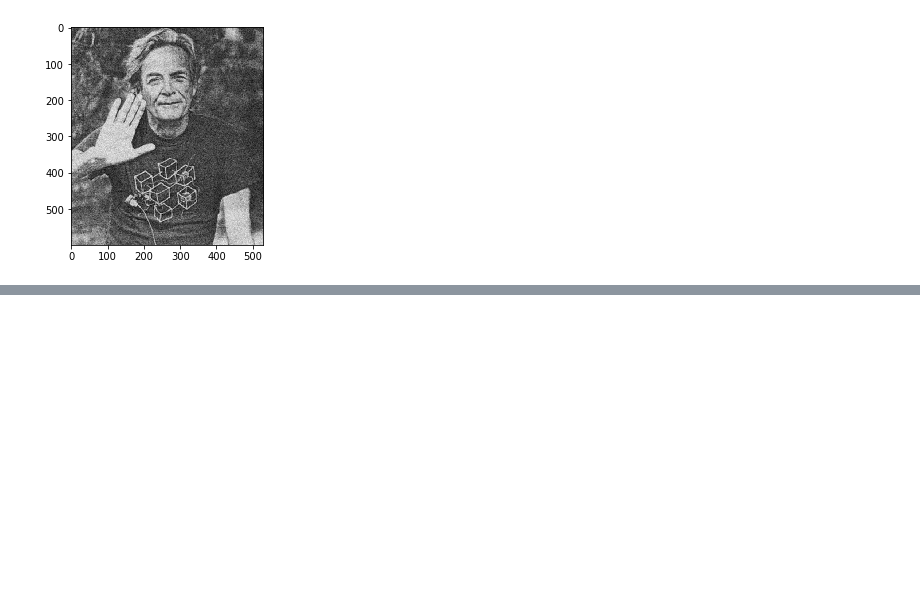
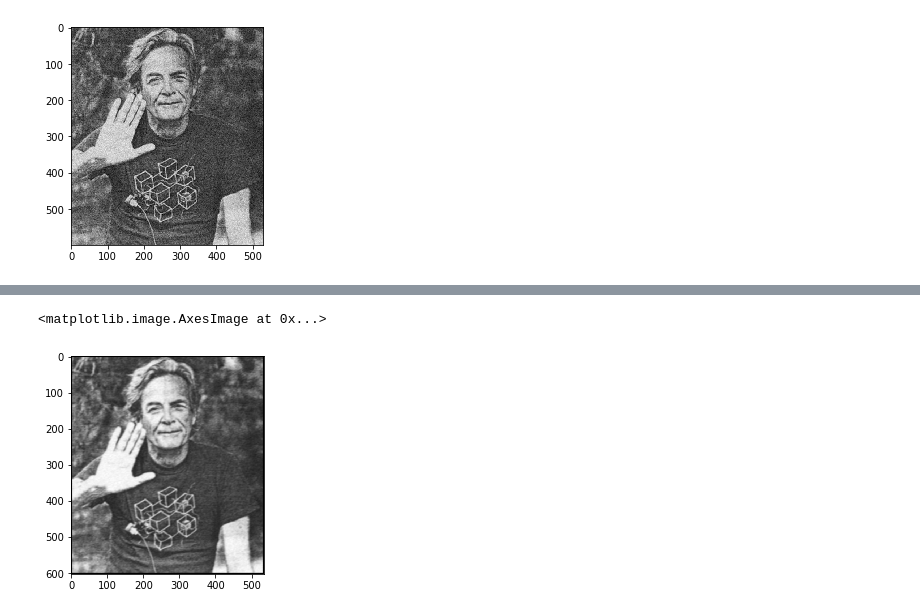
Before and after one commit to jackleekopij/Signal_processing, a Jupyter notebook: Gaussian kernel smoothing.ipynb, the cells around one changed output, grey strips where cells are left out. Drawn from its saved outputs; the diff is of its cells as text; code cells hidden in the pictures; blank space fills up the shorter version.

```diff
--- a/Gaussian kernel smoothing.ipynb
+++ b/Gaussian kernel smoothing.ipynb
@@ -293,0 +281,5 @@ def  convolve_image_with_kernel(image_rows,):
+# %%
+imshow(smoothed_image_sigma_1, cmap = 'gray')
+# %% [output]
+<matplotlib.image.AxesImage at 0x...>
+[figure, added]
```
Also changed, not shown: parts of 13 cells of this notebook.
